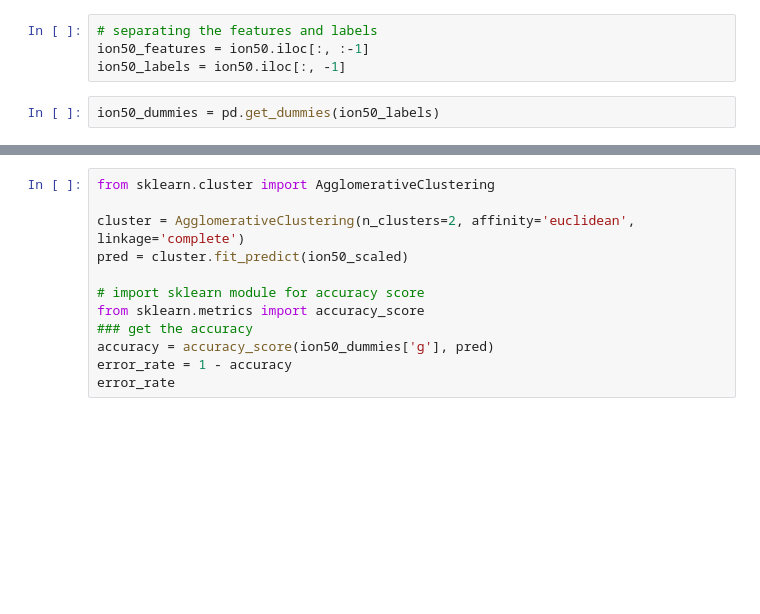
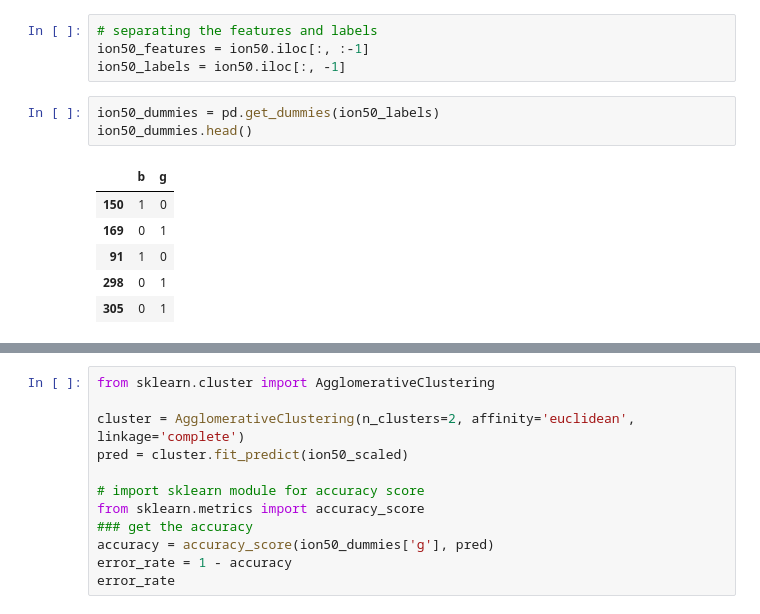
Before and after one commit to Joshua-Elms/CSCI-B365, a Jupyter notebook: HW5/HW5.ipynb, the cells around one changed output, grey strips where cells are left out. Cells and saved outputs as stored; diff of their text form; blank space fills up the shorter version.

```diff
--- a/HW5/HW5.ipynb
+++ b/HW5/HW5.ipynb
@@ -97,6 +97,14 @@ ion50_features = ion50.iloc[:, :-1]
 ion50_labels = ion50.iloc[:, -1]
 # %%
 ion50_dummies = pd.get_dummies(ion50_labels)
+ion50_dummies.head()
+# %% [output]
+|  | b | g |
+| 150 | 1 | 0 |
+| 169 | 0 | 1 |
+| 91 | 1 | 0 |
+| 298 | 0 | 1 |
+| 305 | 0 | 1 |
 # %%
 # performing feature scaling - preprocessing
 from sklearn.preprocessing import StandardScaler
```
Also changed, not shown: parts of 6 cells of this notebook.
